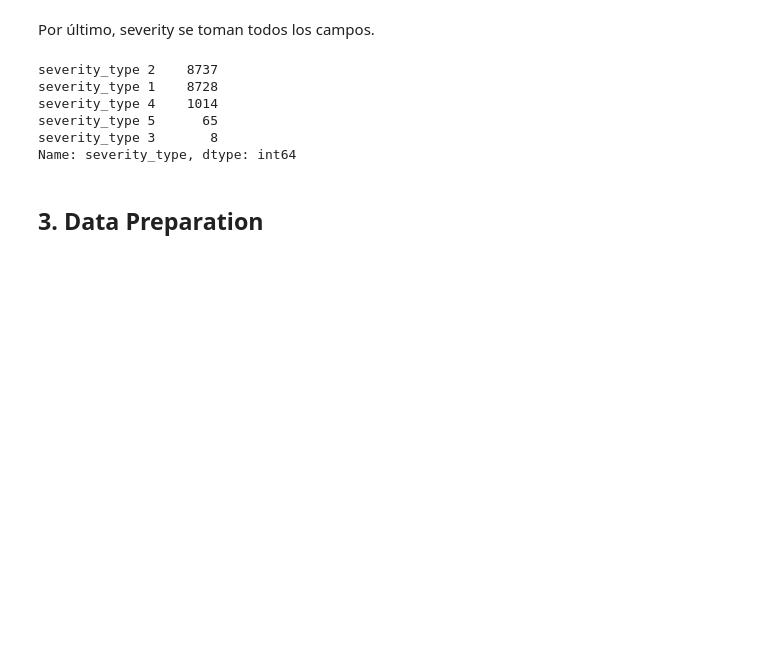
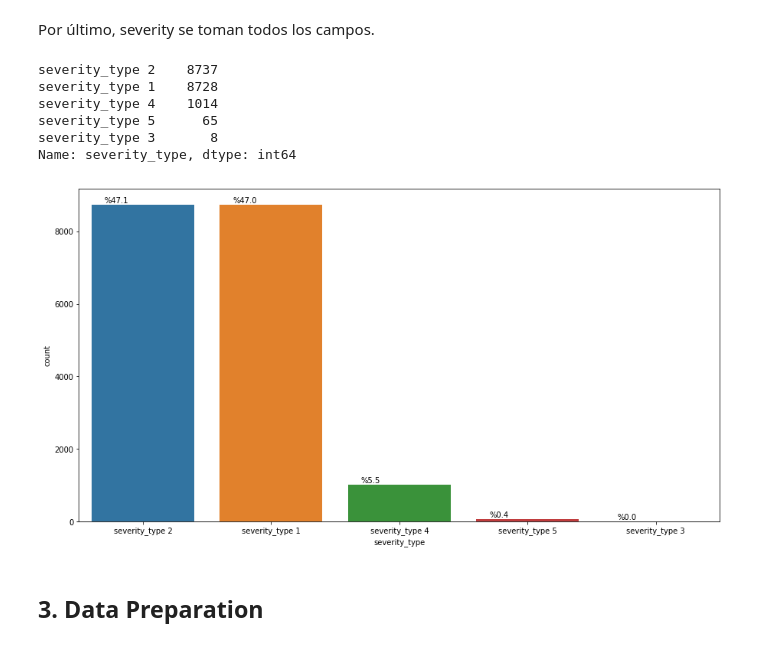
Before and after one commit to Zurishadday/pr_kaggle, a Jupyter notebook: Proyecto.ipynb, the cells around one changed output. Drawn from its saved outputs; the diff is of its cells as text; code cells hidden in the pictures; blank space fills up the shorter version.

```diff
--- a/Proyecto.ipynb
+++ b/Proyecto.ipynb
@@ -168,6 +183,13 @@ severity_type 4    1014
 severity_type 5      65
 severity_type 3       8
 Name: severity_type, dtype: int64
+# %%
+plt.figure(figsize=(15, 8))
+ax=sns.countplot(x='severity_type',data=dfseverity)
+for p in ax.patches:
+        ax.annotate('%{:.1f}'.format((p.get_height()/(len(dfseverity['severity_type'])))*100), (p.get_x()+0.1, p.get_height()+50))
+# %% [output]
+[figure, added]
 # %% [markdown]
 ## 3. Data Preparation
 # %% [markdown]
```
Also changed, not shown: parts of 31 cells of this notebook.
